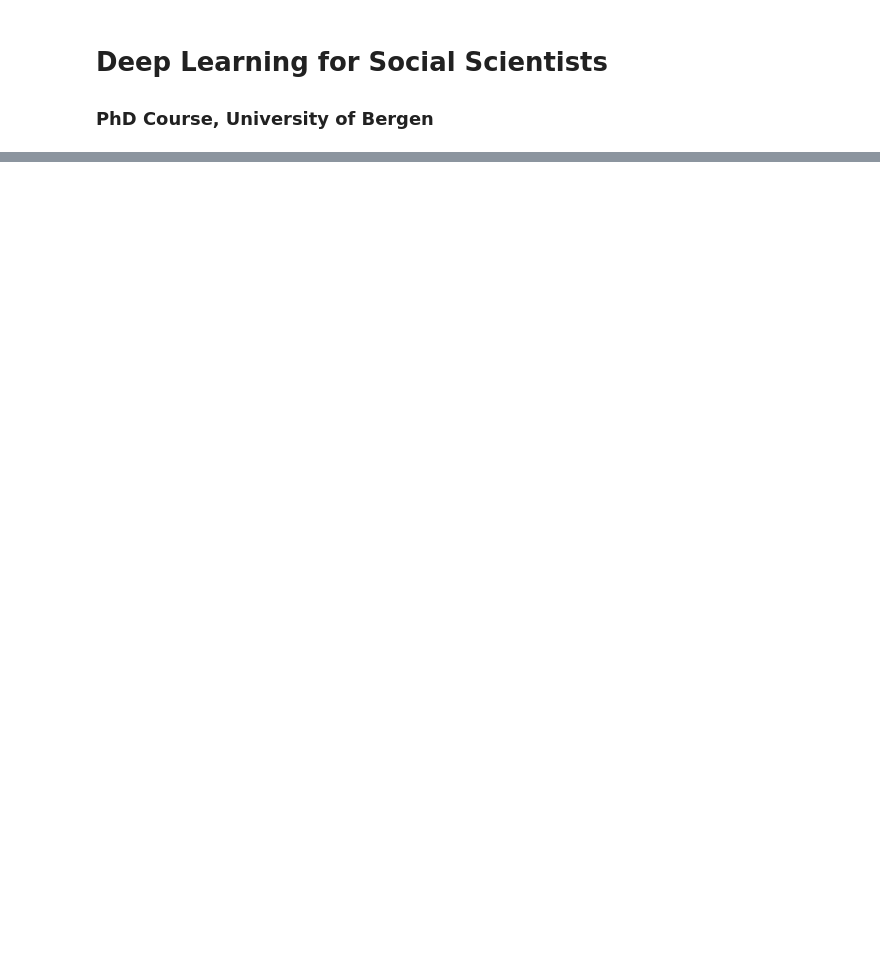
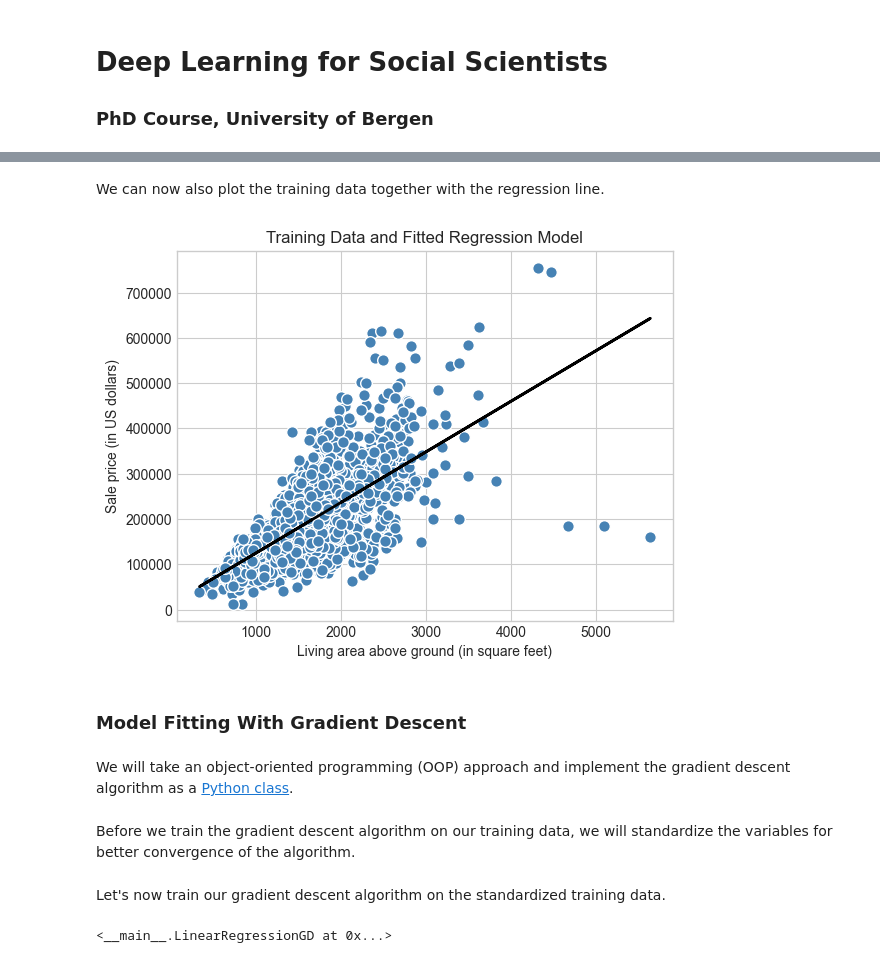
Before and after one commit to retowuest/uib-dl-2024, a Jupyter notebook: nb-1.ipynb, the cells around one changed output, grey strips where cells are left out. Saved outputs shown, nothing was run; the diff lists cells and outputs as text; code cells hidden in the pictures; blank space fills up the shorter version.

```diff
--- a/nb-1.ipynb
+++ b/nb-1.ipynb
@@ -35,0 +148,4 @@ $$
+# %%
+# Extract input and output from the dataframe
+X = ames_df[["Gr Liv Area"]].values
+y = ames_df["SalePrice"].values
@@ -35,0 +173,16 @@ $$
+# %% [markdown]
+We can now also plot the training data together with the regression line.
+# %%
+# Plot training data together with regression line
+plt.scatter(X, y, c="steelblue", edgecolor="white", s=70)
+plt.plot(X, lr_skl.predict(X), color="black", lw=2)
+plt.xlabel("Living area above ground (in square feet)")
+plt.ylabel("Sale price (in US dollars)")
+plt.title("Training Data and Fitted Regression Model")
+plt.show();
+# %% [output]
+[figure, added]
+# %% [markdown]
+### Model Fitting With Gradient Descent <a class="anchor" id="section_1_2"></a>
+# %% [markdown]
+We will take an object-oriented programming (OOP) approach and implement the gradient descent algorithm as a [Python class](https://realpython.com/python-classes/).
@@ -35,0 +220,2 @@ $$
+# %% [markdown]
+Before we train the gradient descent algorithm on our training data, we will standardize the variables for better convergence of the algorithm.
@@ -35,0 +234,10 @@ $$
+# %% [markdown]
+Let's now train our gradient descent algorithm on the standardized training data.
+# %%
+# Instantiate class LinearRegressionGD
+lr_gd = LinearRegressionGD(alpha=0.1)
+
+# Train model on training data
+lr_gd.fit(X_std, y_std)
+# %% [output]
+<__main__.LinearRegressionGD at 0x...>
```
Also changed, not shown: parts of 28 cells of this notebook.
